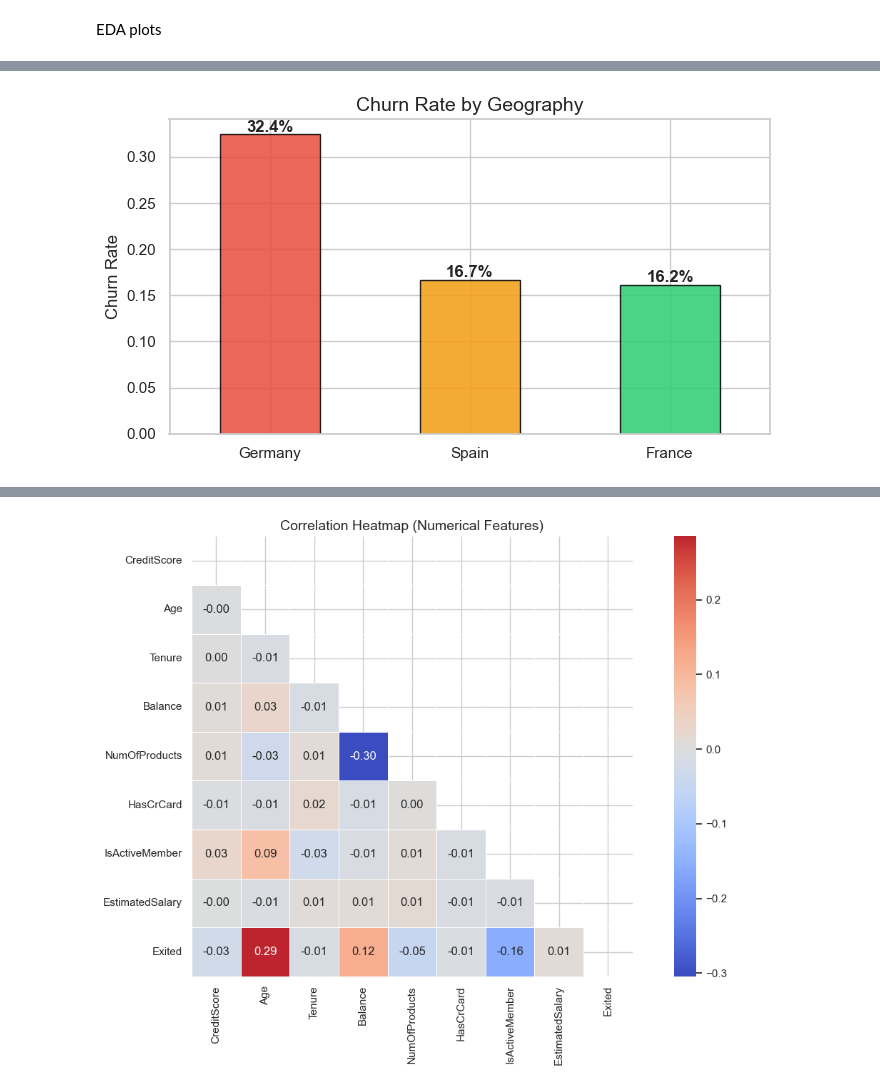
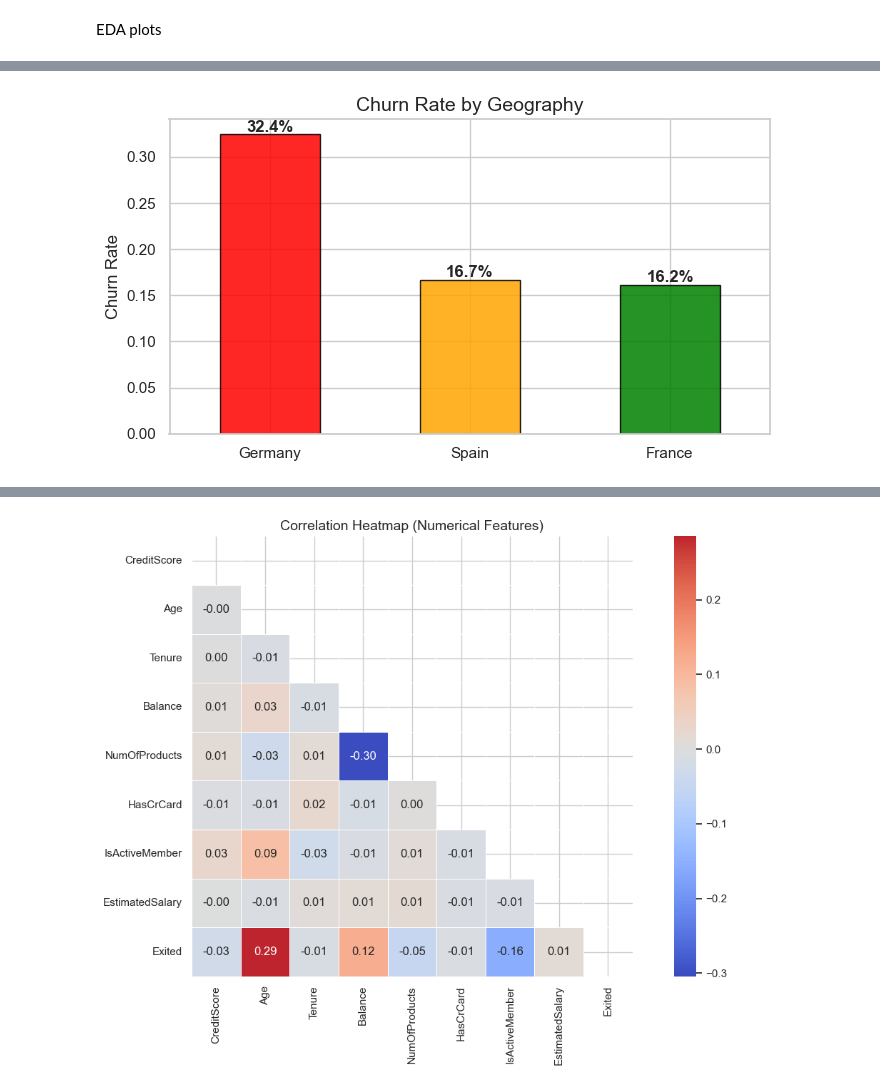
Before and after one commit to azanito/churn-prediction, a Jupyter notebook: churn_analysis.ipynb, the cells around one changed output, grey strips where cells are left out. Cells and saved outputs as stored; diff of their text form; code cells hidden in the pictures.

```diff
--- a/churn_analysis.ipynb
+++ b/churn_analysis.ipynb
@@ -136,19 +118,19 @@ plt.show()
 # %%
 geo_churn = df.groupby('Geography')['Exited'].mean().sort_values(ascending=False)
 
 fig, ax = plt.subplots(figsize=(7, 4))
-geo_churn.plot(kind='bar', color=['#e74c3c', '#f39c12', '#2ecc71'],
+geo_churn.plot(kind='bar', color=['red', 'orange', 'green'],
                edgecolor='black', alpha=0.85, ax=ax)
 ax.set_title('Churn Rate by Geography', fontsize=14)
 ax.set_ylabel('Churn Rate')
 ax.set_xlabel('')
 ax.set_xticklabels(ax.get_xticklabels(), rotation=0)
 for p in ax.patches:
     ax.annotate(f'{p.get_height():.1%}', (p.get_x() + p.get_width() / 2, p.get_height() + 0.003),
                 ha='center', fontweight='bold')
 
 plt.tight_layout()
-plt.savefig('outputs/04_churn_by_geography.png', bbox_inches='tight')
+plt.savefig('outputs/churn_by_geography.png', bbox_inches='tight')
 plt.show()
 # %% [output]
-[figure, old version]
+[figure, new version]
```
Also changed, not shown: parts of 7 cells of this notebook.
